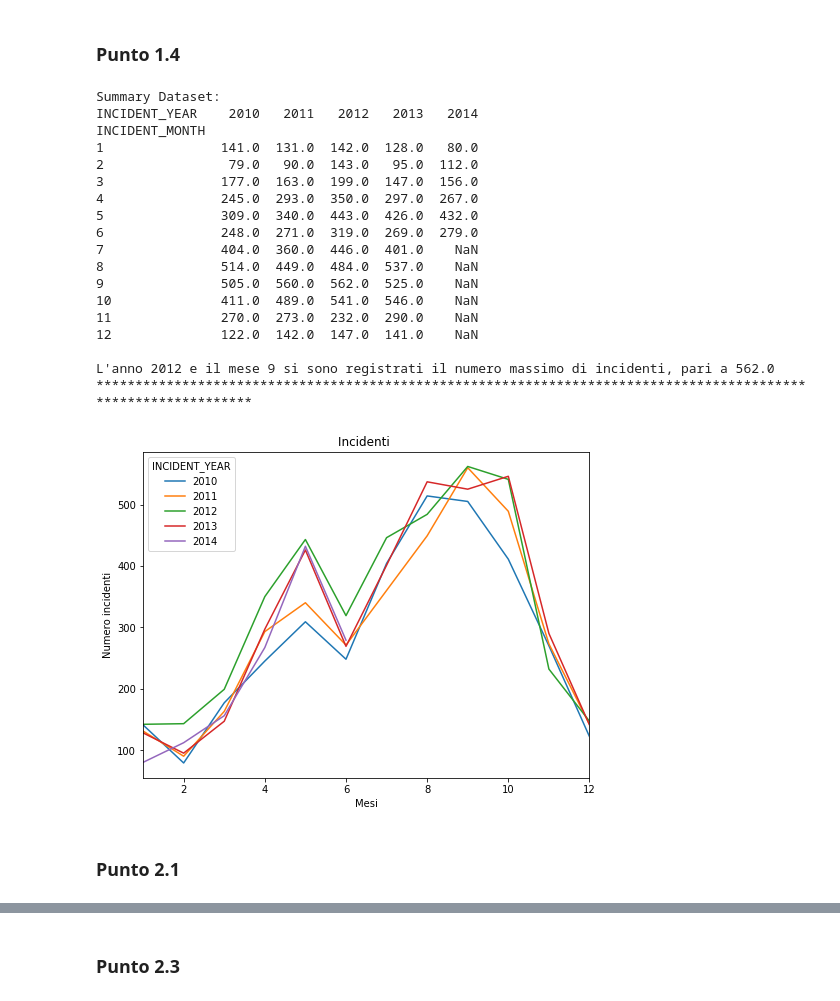
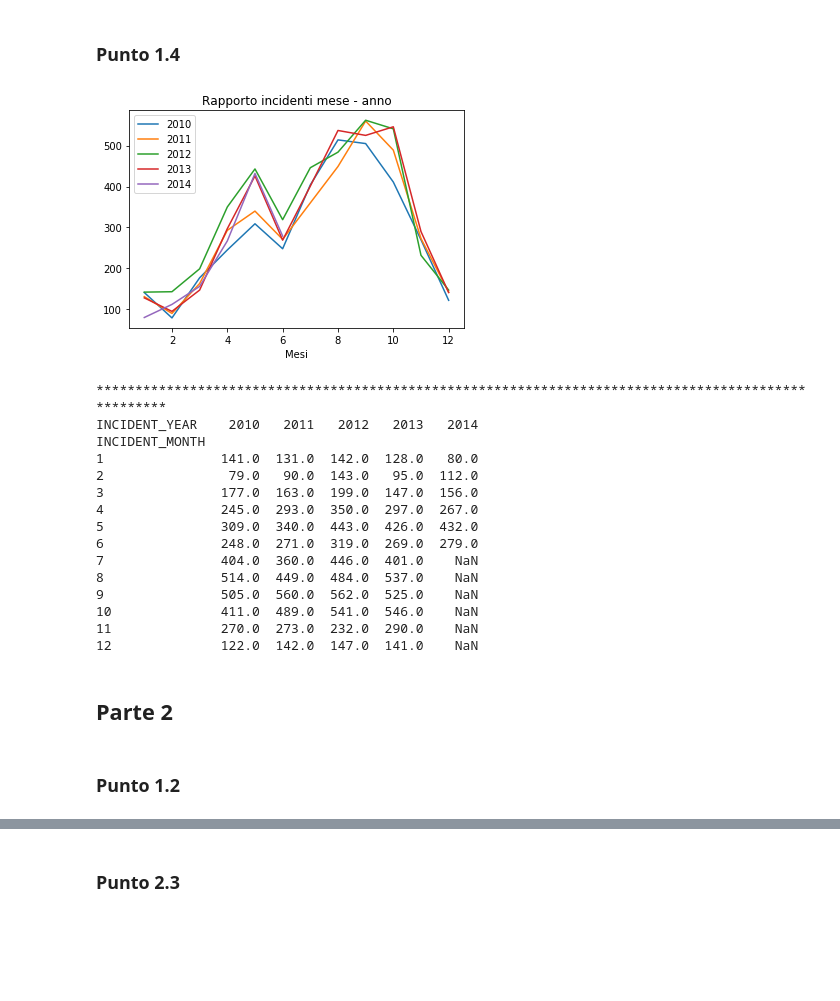
Before and after one commit to ZippoCode/Big-Data-Analysis, a Jupyter notebook: Appelli d'esame/20150109/20150109.ipynb, the cells around one changed output, grey strips where cells are left out. Saved outputs shown, nothing was run; the diff lists cells and outputs as text; code cells hidden in the pictures; blank space fills up the shorter version.

```diff
--- a/Appelli d'esame/20150109/20150109.ipynb
+++ b/Appelli d'esame/20150109/20150109.ipynb
@@ -77,33 +148,23 @@ Il mese nel quale si sono registrati il numero massimo di incidenti è 9 con 215
 ### Punto 1.4
 # %%
 """
-    Creare un nuovo dataset (chiamato “summary”) nel quale rappresentare sulle righe i mesi e
-    sulle colonne gli anni.
-
-    E’ possibile individuare attraverso una rappresentazione grafica un trend
-    nella frequenza degli incidenti?
+Creare un nuovo dataset (chiamato “summary”) nel quale rappresentare sulle righe i mesi e sulle colonne
+gli anni. E’ possibile individuare attraverso una rappresentazione grafica un trend nella frequenza
+degli incidenti?
 """
-# Raggruppo il dataset per mesi ed anni
-summary = dataset.groupby(['INCIDENT_MONTH', 'INCIDENT_YEAR']).size()
-# Uso la funzione 'unstack' per spostare l'indice 'INCIDENT_YEAR' come colonna
-summary = summary.unstack()
-print('Summary Dataset: ')
-print(summary, '\n')
-
-# Calcolo il valore degli indici
-month_indicenti_max = summary.max(axis = 1).idxmax()
-year_incidenti_max = summary.max(axis = 0).idxmax()
-value_max = summary.max().max()
-print('L\'anno {} e il mese {} si sono registrati il numero massimo di incidenti, pari a {}'
-      .format(year_incidenti_max, month_indicenti_max, value_max))
-print('*' * 111)
-
-summary.plot(figsize = (8, 6), title = 'Incidenti ')
-plt.ylabel('Numero incidenti')
+summary = dataset.groupby(['INCIDENT_MONTH', 'INCIDENT_YEAR']).size().unstack()
+plt.plot(summary)
+plt.title('Rapporto incidenti mese - anno')
+plt.legend(summary.columns)
 plt.xlabel('Mesi')
 plt.show()
+
+# Print
+print('*' * 100)
+print(summary)
 # %% [output]
+[figure, new version]
-Summary Dataset:
+****************************************************************************************************
 INCIDENT_YEAR    2010   2011   2012   2013   2014
 INCIDENT_MONTH
 1               141.0  131.0  142.0  128.0   80.0
@@ -118,11 +179,9 @@ INCIDENT_MONTH
 10              411.0  489.0  541.0  546.0    NaN
 11              270.0  273.0  232.0  290.0    NaN
 12              122.0  142.0  147.0  141.0    NaN
-
-L'anno 2012 e il mese 9 si sono registrati il numero massimo di incidenti, pari a 562.0
-***************************************************************************************************************
-[figure, old version]
+# %% [markdown]
+## Parte 2
 # %% [markdown]
-### Punto 2.1
+### Punto 1.2
 # %%
 """
```
Also changed, not shown: parts of 23 cells of this notebook, 44 other files.
